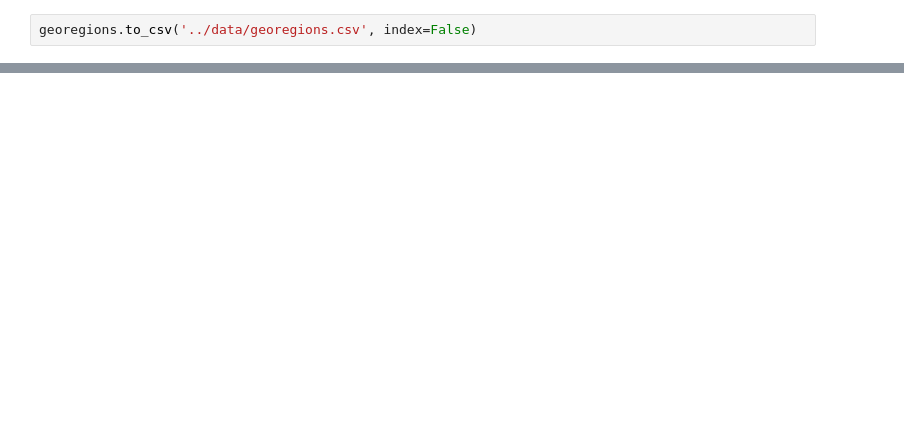
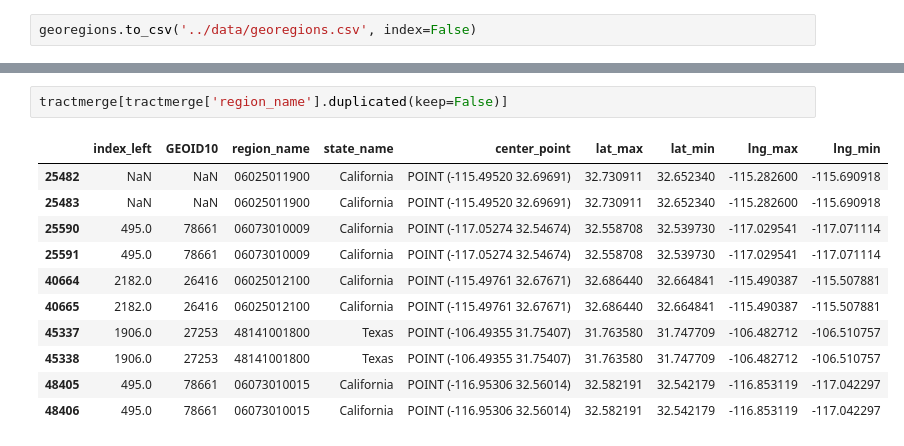
Before and after one commit to pfbabb/solar_roof_community_project, a Jupyter notebook: notebooks/census_tract_to_metro.ipynb, the cells around one changed output, grey strips where cells are left out. Saved outputs shown, nothing was run; the diff lists cells and outputs as text; blank space fills up the shorter version.

```diff
--- a/notebooks/census_tract_to_metro.ipynb
+++ b/notebooks/census_tract_to_metro.ipynb
@@ -237,0 +263,14 @@ georegions.to_csv('../data/georegions.csv', index=False)
+# %%
+tractmerge[tractmerge['region_name'].duplicated(keep=False)]
+# %% [output]
+|  | index_left | GEOID10 | region_name | state_name | center_point | lat_max | lat_min | lng_max | lng_min |
+| 25482 | NaN | NaN | 06025011900 | California | POINT (-115.49520 32.69691) | 32.730911 | 32.652340 | -115.282600 | -115.690918 |
+| 25483 | NaN | NaN | 06025011900 | California | POINT (-115.49520 32.69691) | 32.730911 | 32.652340 | -115.282600 | -115.690918 |
+| 25590 | 495.0 | 78661 | 06073010009 | California | POINT (-117.05274 32.54674) | 32.558708 | 32.539730 | -117.029541 | -117.071114 |
+| 25591 | 495.0 | 78661 | 06073010009 | California | POINT (-117.05274 32.54674) | 32.558708 | 32.539730 | -117.029541 | -117.071114 |
+| 40664 | 2182.0 | 26416 | 06025012100 | California | POINT (-115.49761 32.67671) | 32.686440 | 32.664841 | -115.490387 | -115.507881 |
+| 40665 | 2182.0 | 26416 | 06025012100 | California | POINT (-115.49761 32.67671) | 32.686440 | 32.664841 | -115.490387 | -115.507881 |
+| 45337 | 1906.0 | 27253 | 48141001800 | Texas | POINT (-106.49355 31.75407) | 31.763580 | 31.747709 | -106.482712 | -106.510757 |
+| 45338 | 1906.0 | 27253 | 48141001800 | Texas | POINT (-106.49355 31.75407) | 31.763580 | 31.747709 | -106.482712 | -106.510757 |
+| 48405 | 495.0 | 78661 | 06073010015 | California | POINT (-116.95306 32.56014) | 32.582191 | 32.542179 | -116.853119 | -117.042297 |
+| 48406 | 495.0 | 78661 | 06073010015 | California | POINT (-116.95306 32.56014) | 32.582191 | 32.542179 | -116.853119 | -117.042297 |
```
Also changed, not shown: parts of 4 cells of this notebook, 8 other files.
